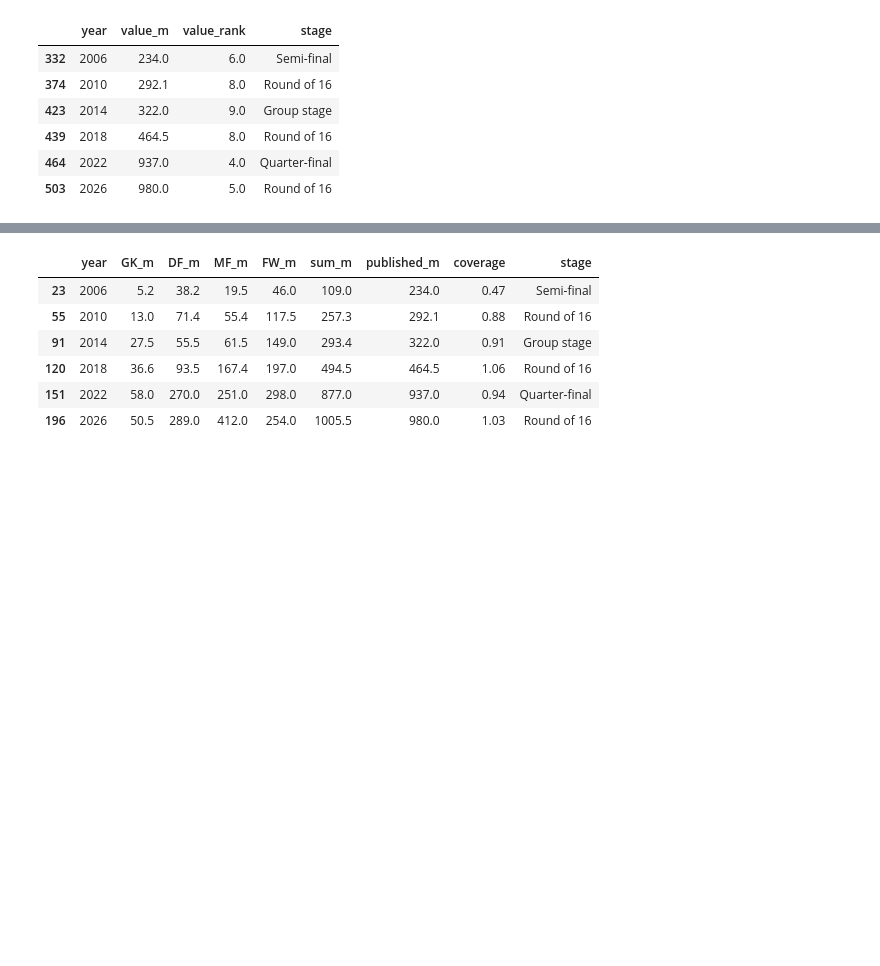
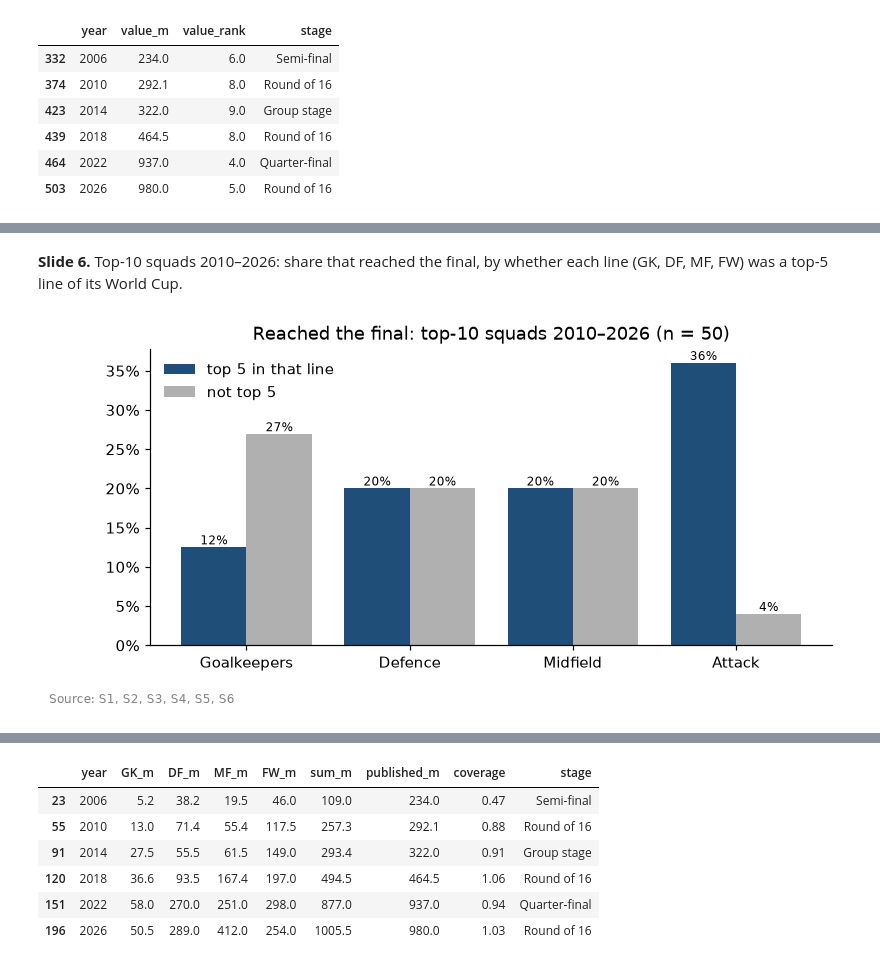
Before and after one commit to freggas/DVBA-Group-Assignment, a Jupyter notebook: price-tag/history/Team14_Analysis.ipynb, the cells around one changed output, grey strips where cells are left out. Cells and saved outputs as stored; diff of their text form; code cells hidden in the pictures; blank space fills up the shorter version.

```diff
--- a/price-tag/history/Team14_Analysis.ipynb
+++ b/price-tag/history/Team14_Analysis.ipynb
@@ -61,0 +95,8 @@ B. WHAT A TOP-10 SQUAD IS (2026)
+# %%
+k = pd.read_csv('data/raw/khayalmammadov/World Cup 2026.csv', encoding='utf-8-sig')
+p_raw = k['Championship Prob. (%)']
+p_scaled = p_raw / p_raw.sum() * 100
+spain = k.Team.eq('Spain')
+print(f'Sum of title probabilities: {p_raw.sum():.1f}%  -> after scaling: {p_scaled.sum():.1f}%')
+print(f'Spain: {p_raw[spain].item():.1f}% before scaling, {p_scaled[spain].item():.1f}% after')
+assert round(p_raw.sum(), 1) == 142.9 and round(p_scaled.sum(), 6) == 100
@@ -61,0 +232,19 @@ B. WHAT A TOP-10 SQUAD IS (2026)
+# %% [markdown]
+**Slide 6.** Top-10 squads 2010–2026: share that reached the final, by whether each line (GK, DF, MF, FW) was a top-5 line of its World Cup.
+# %%
+NAMES = {'GK': 'Goalkeepers', 'DF': 'Defence', 'MF': 'Midfield', 'FW': 'Attack'}
+rows = [(NAMES[k], (TOP[TOP[k + '_r'] <= 5].stage_n >= 6).mean(), (TOP[TOP[k + '_r'] > 5].stage_n >= 6).mean())
+        for k in NAMES]
+lab, yes, no = zip(*rows)
+fig, ax = plt.subplots(figsize=(8, 3.5))
+x = range(len(lab))
+ax.bar([i - 0.2 for i in x], yes, 0.4, color=BLUE, label='top 5 in that line')
+ax.bar([i + 0.2 for i in x], no, 0.4, color=GREY, label='not top 5')
+for i, (a, b) in enumerate(zip(yes, no)):
+    ax.text(i - 0.2, a, f'{a:.0%}', ha='center', va='bottom', fontsize=8)
+    ax.text(i + 0.2, b, f'{b:.0%}', ha='center', va='bottom', fontsize=8)
+ax.set_xticks(list(x), lab); ax.yaxis.set_major_formatter('{x:.0%}'); ax.legend(frameon=False)
+ax.set_title('Reached the final: top-10 squads 2010–2026 (n = 50)')
+source(fig, 'S1, S2, S3, S4, S5, S6'); plt.show()
+# %% [output]
+[figure, added]
```
Also changed, not shown: parts of 54 cells of this notebook, 6 other files.
